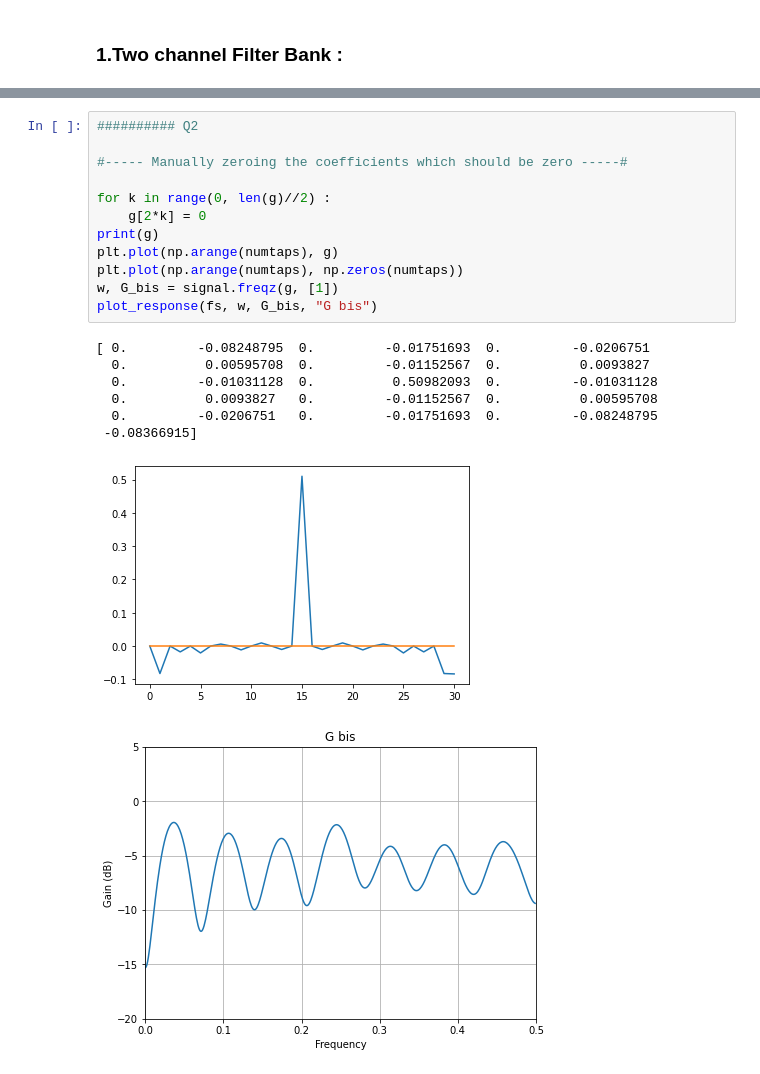
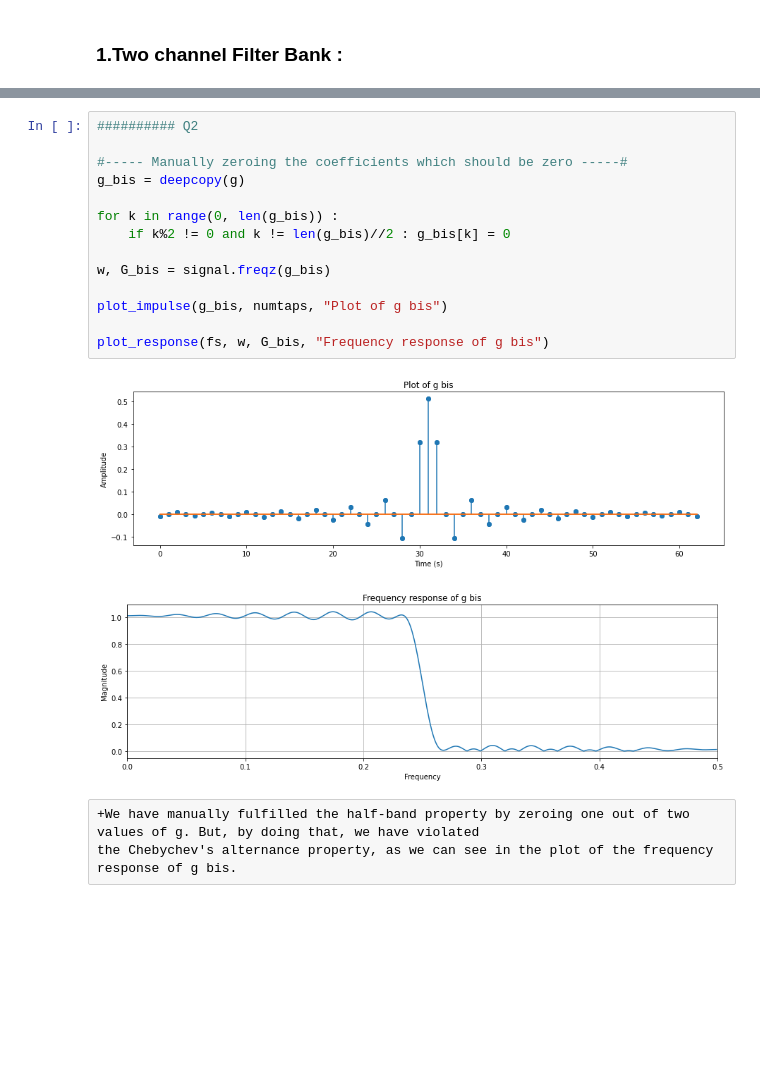
Before and after one commit to hiqbi/TSIA201, a Jupyter notebook: TP2/TSIA201_TP2_Notebook_IQBI_HAMZA.ipynb, the cells around one changed output, grey strips where cells are left out. Cells and saved outputs as stored; diff of their text form; blank space fills up the shorter version.

```diff
--- a/TP2/TSIA201_TP2_Notebook_IQBI_HAMZA.ipynb
+++ b/TP2/TSIA201_TP2_Notebook_IQBI_HAMZA.ipynb
@@ -53,22 +65,21 @@ plot_response(fs, nu, G, "G")
 # %%
 ########## Q2
 
 #----- Manually zeroing the coefficients which should be zero -----#
+g_bis = deepcopy(g)
 
-for k in range(0, len(g)//2) :
-    g[2*k] = 0
-print(g)
-plt.plot(np.arange(numtaps), g)
-plt.plot(np.arange(numtaps), np.zeros(numtaps))
-w, G_bis = signal.freqz(g, [1])
-plot_response(fs, w, G_bis, "G bis")
+for k in range(0, len(g_bis)) :
+    if k%2 != 0 and k != len(g_bis)//2 : g_bis[k] = 0
+
+w, G_bis = signal.freqz(g_bis)
+
+plot_impulse(g_bis, numtaps, "Plot of g bis")
+
+plot_response(fs, w, G_bis, "Frequency response of g bis")
 # %% [output]
-[ 0.         -0.08248795  0.         -0.01751693  0.         -0.0206751
-  0.          0.00595708  0.         -0.01152567  0.          0.0093827
-  0.         -0.01031128  0.          0.50982093  0.         -0.01031128
-  0.          0.0093827   0.         -0.01152567  0.          0.00595708
-  0.         -0.0206751   0.         -0.01751693  0.         -0.08248795
- -0.08366915]
-[figure, old version]
+[figure, new version]
-[figure, old version]
+[figure, new version]
+# %% [raw]
++We have manually fulfilled the half-band property by zeroing one out of two values of g. But, by doing that, we have violated
+the Chebychev's alternance property, as we can see in the plot of the frequency response of g bis.
 # %%
```
Also changed, not shown: parts of 4 cells of this notebook.
